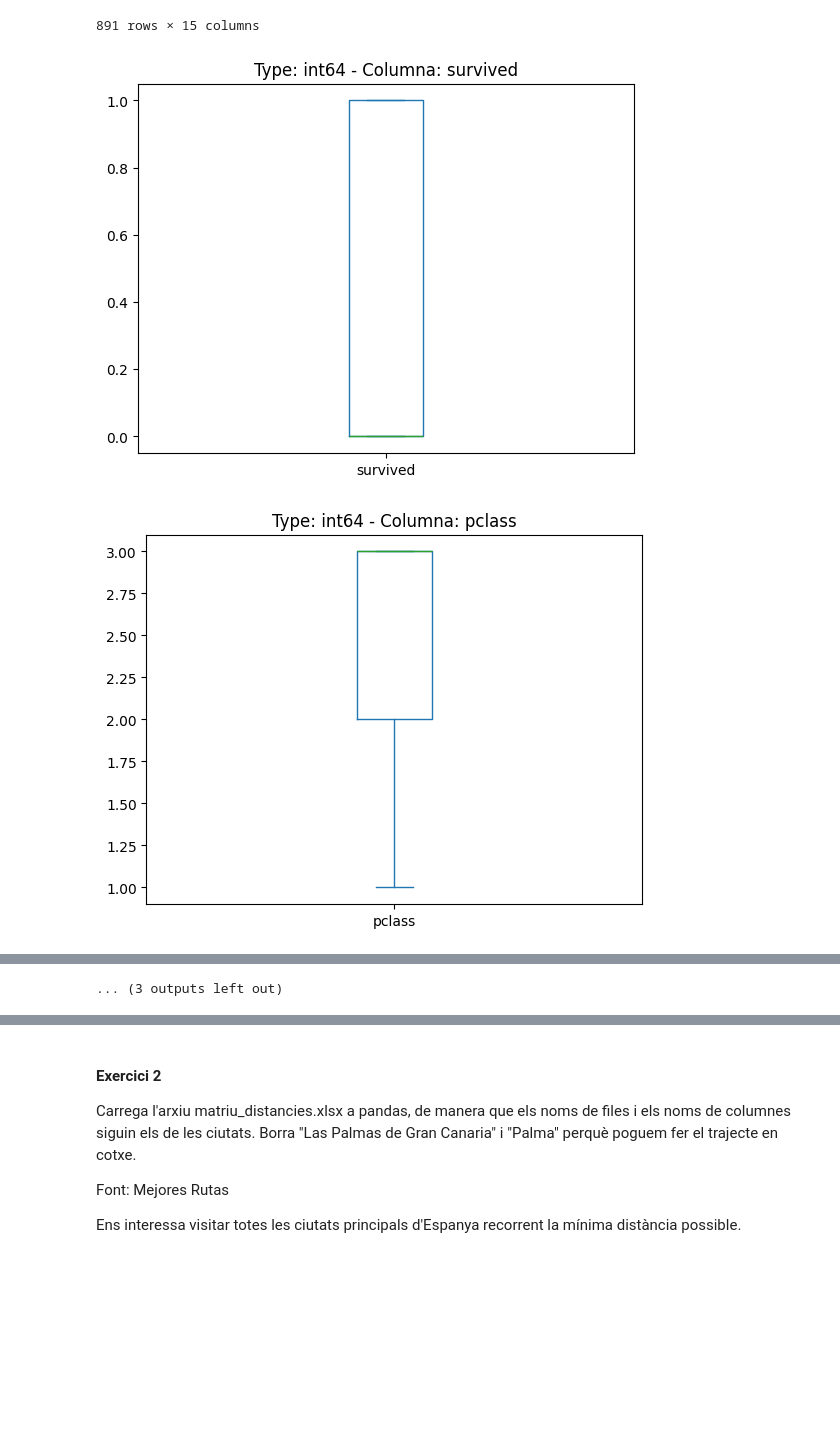
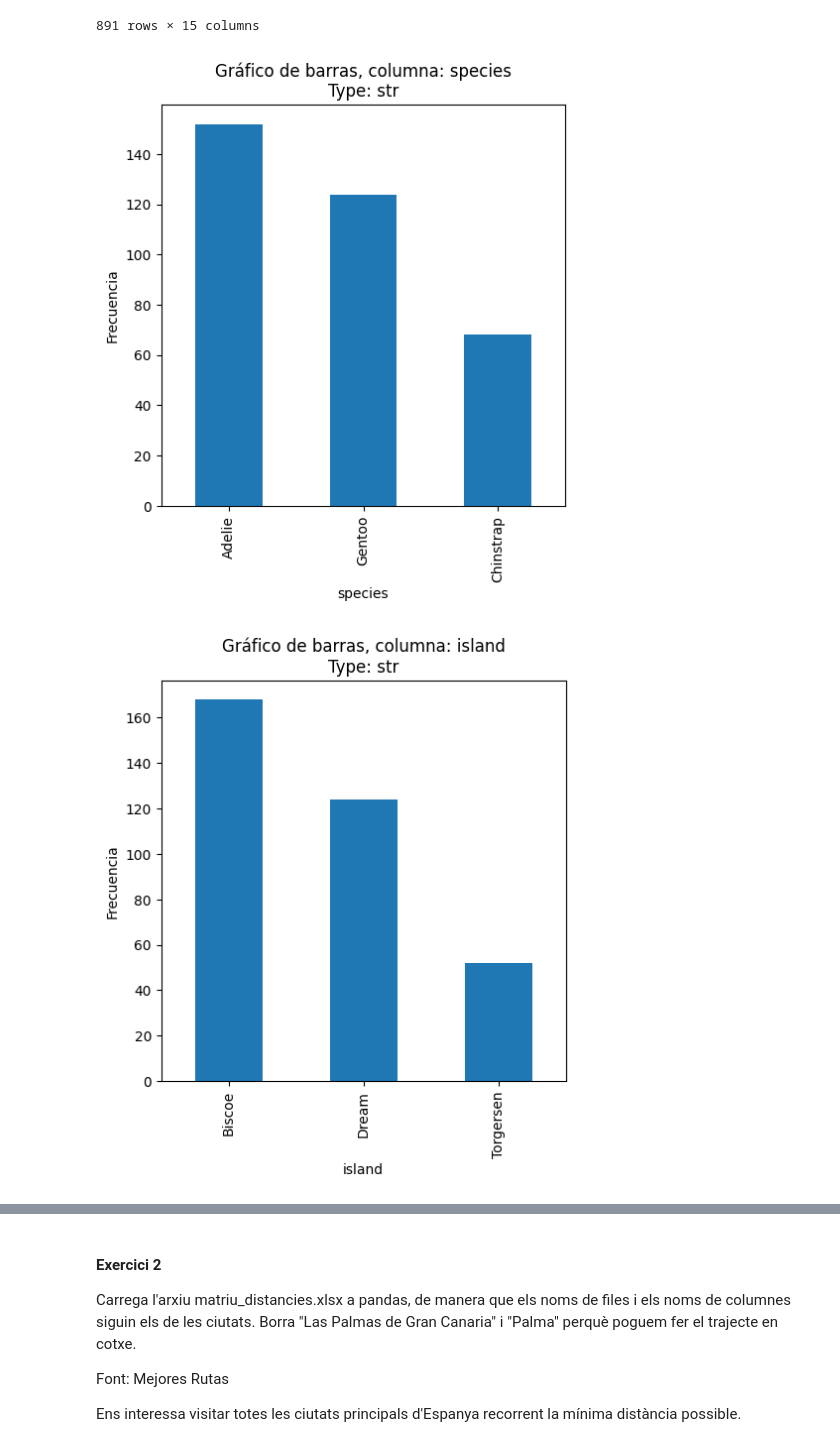
Before and after one commit to rogerloop/03_Especialitzacio, a Jupyter notebook: Sprint_10_Analitica_dades_Python/Sprint_10_Task_S10_01/Task_S10_01.ipynb, the cells around one changed output, grey strips where cells are left out. Drawn from its saved outputs; the diff is of its cells as text; code cells hidden in the pictures; blank space fills up the shorter version.

```diff
--- a/Sprint_10_Analitica_dades_Python/Sprint_10_Task_S10_01/Task_S10_01.ipynb
+++ b/Sprint_10_Analitica_dades_Python/Sprint_10_Task_S10_01/Task_S10_01.ipynb
@@ -484,10 +486,15 @@ df
 # %%
 import seaborn as sns
 import matplotlib.pyplot as plt
-df = sns.load_dataset("titanic")
-df
+
+df = sns.load_dataset("penguins")
+# df = sns.load_dataset("iris")
+# df = sns.load_dataset("titanic")
+
 
 def estilo_frafico(col):
+
+    plt.figure(figsize=(5,5))
 
     plt.title(f"Type: {df[col].dtype} - Columna: {col}")
 
@@ -498,43 +505,41 @@ def estilo_frafico(col):
 
 def histograma(df,col):
 
-    plt.figure()
-
-    df[col].plot(kind="hist")
     estilo_frafico(col)
+    plt.title(f"Histograma de la columna: {col}\nType: {df[col].dtype}")
+    df[col].plot(kind="hist", bins=15)
     plt.show()
 
 
 def grboxplot(df, col):
 
-    plt.figure()
-    plt.title(f"Type: {df[col].dtype} - Columna: {col}")
+    estilo_frafico(col)
+    plt.title(f"Boxplot de la columna: {col}\nType: {df[col].dtype}")
     df[col].plot(kind="box")
     plt.show()
 
 
 def barres(df, col):
 
-    plt.figure()
-    plt.title(f"Type: {df[col].dtype} - Columna: {col}")
-    df[col].value_counts().plot(kind="bar")
+    estilo_frafico(col)
+    plt.title(f"Gráfico de barras, columna: {col}\nType: {df[col].dtype}")
+    df[col].value_counts().head(10).plot(kind="bar")
     plt.show()
 
 
 def pastel(df, col):
 
-    plt.figure()
-
+    estilo_frafico(col)
+    plt.title(f"Pstel de la columna: {col}\nType: {df[col].dtype}")
     df[col].value_counts().plot(kind="pie")
-    estilo_frafico(col)
     plt.show()
 
 
 def barres_any(df, col):
 
-    plt.figure()
-    plt.title(f"Type: {df[col].dtype} - Columna: {col}")
-    df[col].value_counts().plot(kind="bar")
+    estilo_frafico(col)
+    plt.title(f"Años más frecuentes: {col}\nType: {df[col].dtype}")
+    df[col].dt.year.value_counts().sort_index().plot(kind="bar")
     plt.show()
 
 
@@ -543,40 +548,38 @@ def elegir_grafico (df):
     for col in df.columns:
 
         if (df[col].dtype == "float" or  df[col].dtype == "int"):
-
-            #if (df[col].dtype == "float" or  df[col].dtype == "int"):
 
             if df[col].nunique() < 5:
 
                 grboxplot(df, col)
 
             else:
 
                 histograma(df, col)
 
         elif df[col].dtype == "str":
 
             barres(df, col)
 
         elif df[col].dtype == "category":
 
            barres(df, col)
 
         elif df[col].dtype == "bool":
 
             pastel(df,col)
 
         elif df[col].dtype == "datetime" or df[col].dtype == "datetime64" or df[col].dtype == "datetime64[us]":
 
             barres_any(df,col)
 
         else:
 
             print('otros tipos ', df[col].dtype)
 
 
 
 elegir_grafico(df)
 # %% [output]
-[figure, old version]
+[figure, new version]
-[figure, old version]
+[figure, new version]
@@ -593,4 +591,3 @@ elegir_grafico(df)
-... (3 outputs left out)
 # %%
 df.info()
 # %% [output]
```
Also changed, not shown: parts of 4 cells of this notebook, 3 other files.
